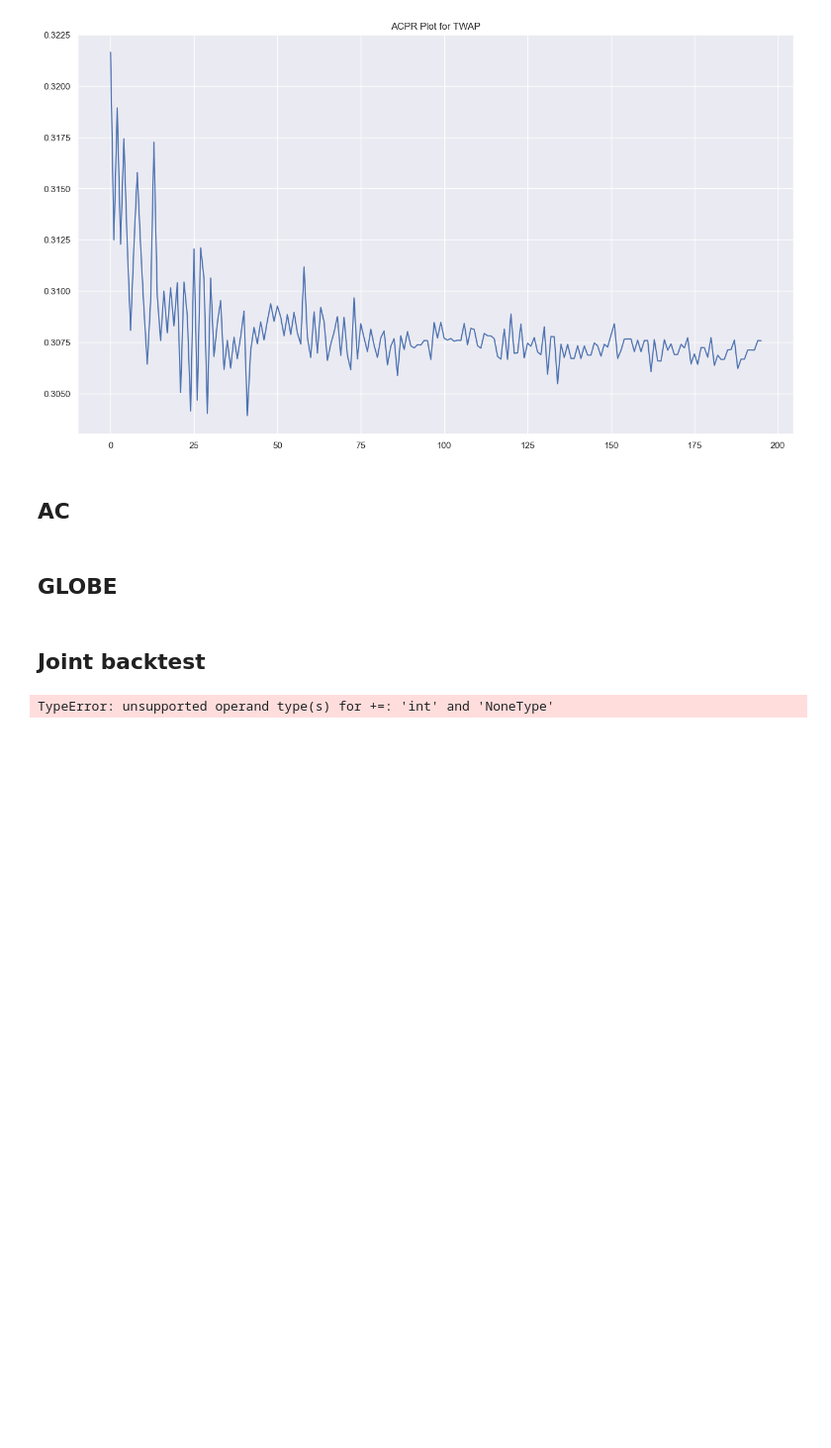
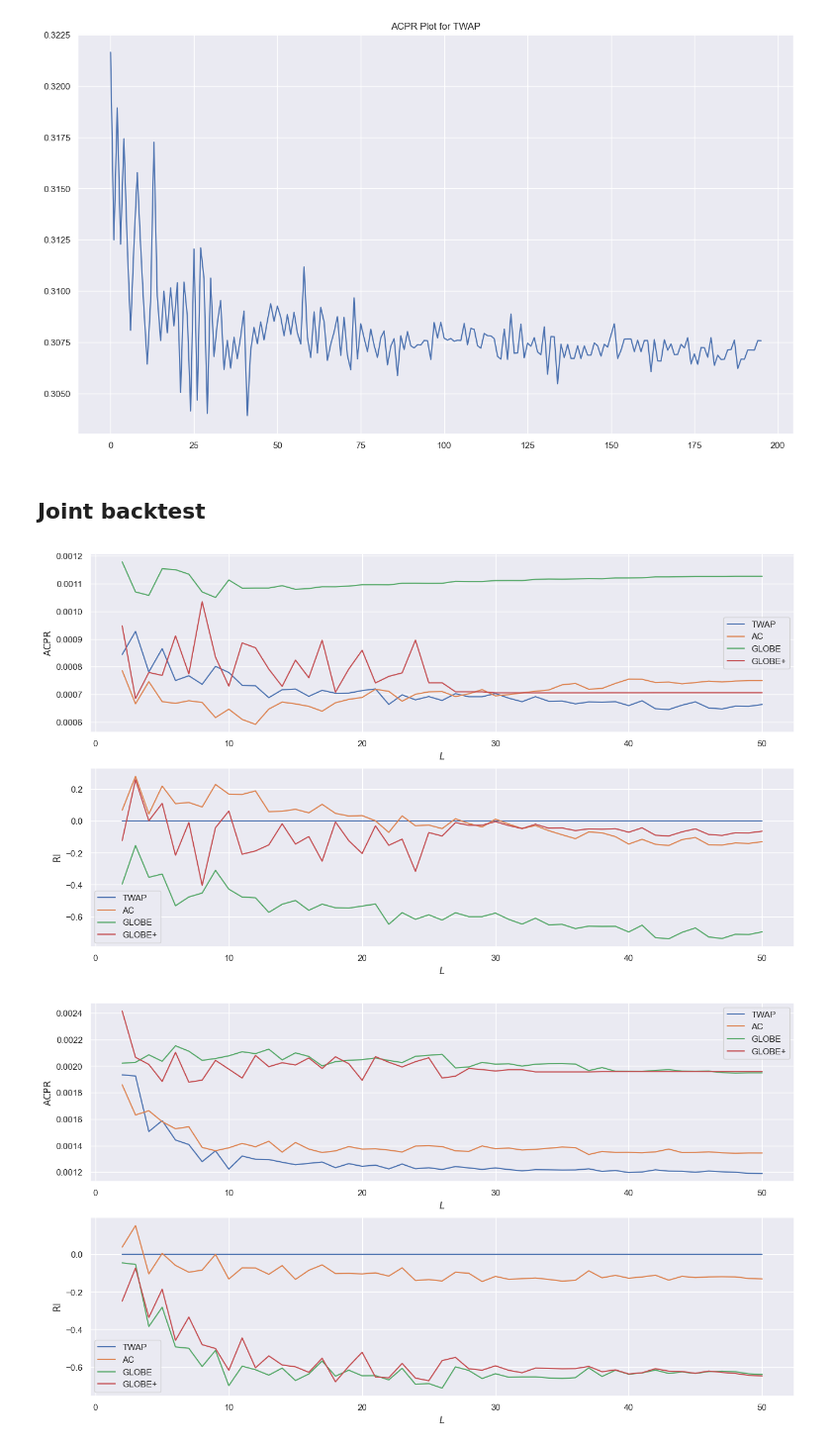
Before and after one commit to ArtemySazonov/CurrencyMarketMaking, a Jupyter notebook: Examples.ipynb, the cells around one changed output. Shown at 99% size. Cells and saved outputs as stored; diff of their text form; code cells hidden in the pictures; blank space fills up the shorter version.

Commit message:
Calculated some backtests

```diff
--- a/Examples.ipynb
+++ b/Examples.ipynb
@@ -46,5 +46,3 @@ plt.title("ACPR Plot for TWAP")
 sns.lineplot(ACPR_TWAP);
 # %% [output]
 [figure]
-# %% [markdown]
-## AC
@@ -54,2 +48,0 @@ sns.lineplot(ACPR_AC);
-# %% [markdown]
-## GLOBE
@@ -90,9 +80,12 @@ for j in range(8):
                     '__' + date[j // 4][j % 4] + '_PQ_' + 'bid.tsv')))
     start_names.append(instrument[j // 4] + ' ' + date[j // 4][j % 4])
 
+path = 'report/fig/'
+
+file_backtest = open('report/backtest.tex','w')
+
 for (file1, file2), start_name in zip(files, start_names):
-
-    filename = 'report/fig/' + start_name + ' at ' + str(T) + ' ' + str(W[0]) + '.pdf'
+    filename = start_name + ' at T = ' + str(T) + ' with W = ' + str(W[0]) + '.pdf'
     LaTeX_caption = f"ACPR and RI metrics for {start_name} at {str(T)} with $W = {str(W[0])}$"
     title = None
 
@@ -106,33 +99,41 @@ for (file1, file2), start_name in zip(files, start_names):
     params_GLOBE_plus = {
         'lamb': lamb,
         'eta': eta,
         'init_sigma': init_sigma,
         'W_max': W_max,
         'K': K
     }
     params_AC = {'lamb': lamb, 'eta': eta, 'init_sigma': init_sigma}
     params_TWAP = {}
 
     default_params = {
         'T': T,
         'W': W,
         'start': start,
         'stop': stop,
         'num': num,
         'skip': skip,
         'rounds_for_est': rounds_for_est,
         'file1': file1,
         'file2': file2,
-        'filename': filename,
+        'filename': path + filename,
         'title': title
     }
     params = {
         'TWAP': params_TWAP,
         'AC': params_AC,
         'GLOBE': params_GLOBE,
         'GLOBE+': params_GLOBE_plus
     }
 
-    ACPR, RI = misc.calc_and_plot_all_ACPR_RI(**default_params, **params)
+    ACPR, RI = misc.calc_and_plot_all_ACPR_RI(**default_params, **params, savefig=True)
+
+    file_backtest.write("\\begin{figure}[htbp]")
+    file_backtest.write("\t\\includegraphics[width=\\textwidth]{" + filename + "}")
+    file_backtest.write("\t\\caption{" + LaTeX_caption + "}")
+    file_backtest.write("\\end{figure}\n")
+
+file_backtest.close()
 # %% [output]
-TypeError: unsupported operand type(s) for +=: 'int' and 'NoneType'
+[figure, added]
+[figure, added]
```
Also changed, not shown: parts of 3 cells of this notebook, 12 other files.
